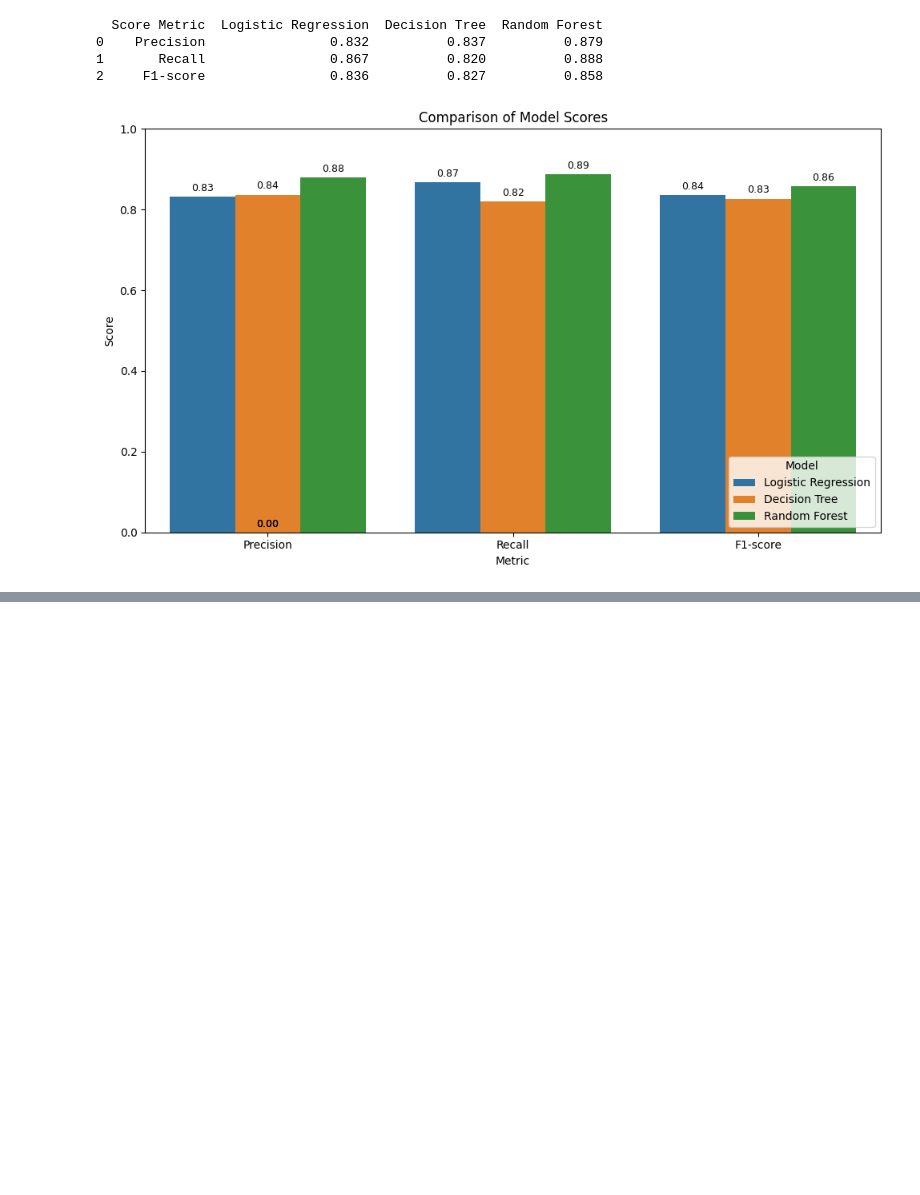
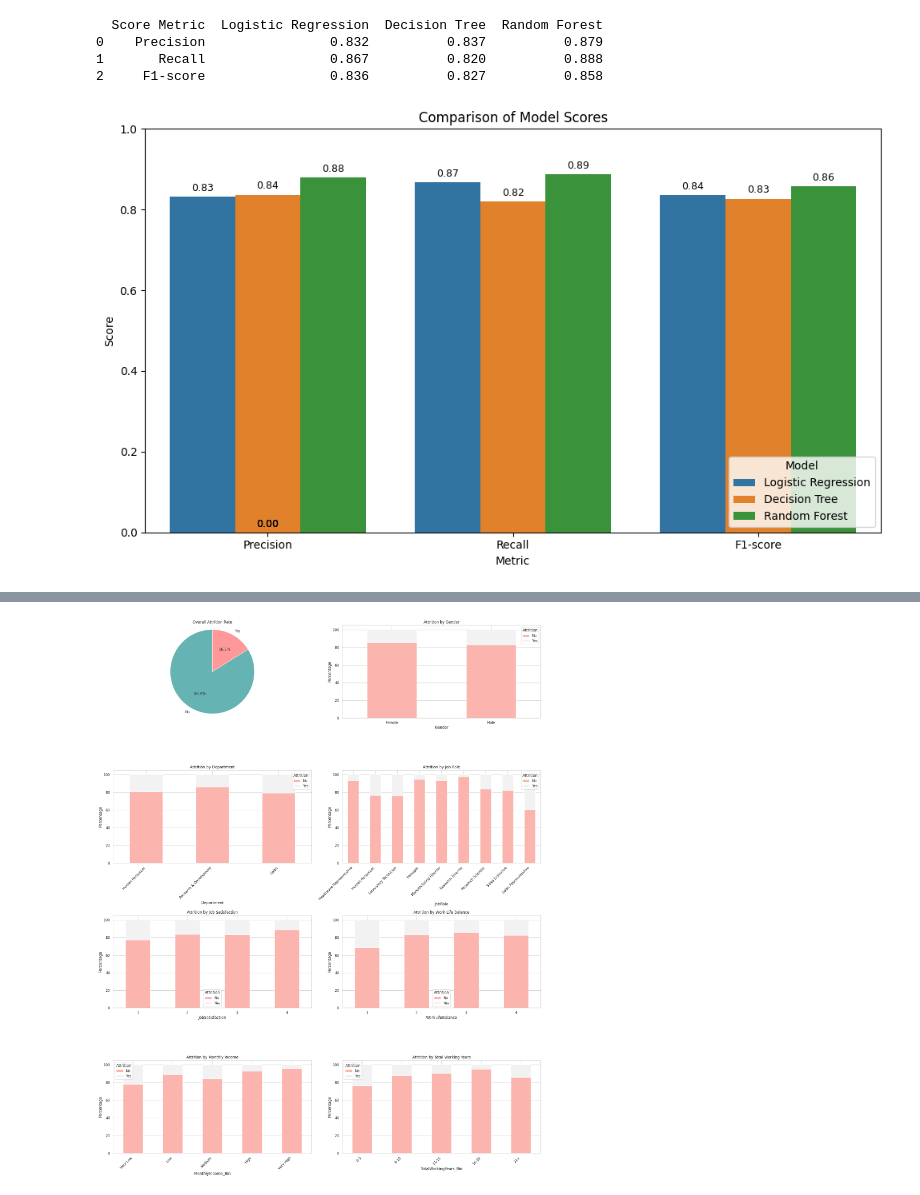
Before and after one commit to Mahendran180923/employee_attrition, a Jupyter notebook: Employee_Attrition.ipynb, the cells around one changed output, grey strips where cells are left out. Cells and saved outputs as stored; diff of their text form; code cells hidden in the pictures; blank space fills up the shorter version.

```diff
--- a/Employee_Attrition.ipynb
+++ b/Employee_Attrition.ipynb
@@ -778,0 +848,94 @@ plt.show()
+# %%
+import pandas as pd
+import pandas as pd
+import matplotlib.pyplot as plt
+import seaborn as sns
+
+
+# Load the dataset
+df = pd.read_csv('/content/drive/MyDrive/Employee_Attrition.csv')
+
+
+# Drop irrelevant columns
+df = df.drop(columns=['EmployeeCount', 'EmployeeNumber', 'Over18', 'StandardHours'])
+
+# Create a figure and a set of subplots for all visualizations
+plt.figure(figsize=(20, 25))
+plt.subplots_adjust(hspace=0.5, wspace=0.3)
+
+# 1. Overall Attrition Rate (Pie Chart)
+plt.subplot(4, 2, 1)
+attrition_counts = df['Attrition'].value_counts()
+plt.pie(attrition_counts, labels=attrition_counts.index, autopct='%1.1f%%', startangle=90, colors=['#66b3b3','#ff9999'])
+plt.title('Overall Attrition Rate')
+plt.axis('equal') # Equal aspect ratio ensures that pie is drawn as a circle.
+
+# 2. Attrition by Gender (Stacked Bar Chart)
+plt.subplot(4, 2, 2)
+attrition_by_gender = df.groupby('Gender')['Attrition'].value_counts(normalize=True).unstack() * 100
+attrition_by_gender.plot(kind='bar', stacked=True, ax=plt.gca(), cmap='Pastel1')
+plt.title('Attrition by Gender')
+plt.ylabel('Percentage')
+plt.xticks(rotation=0)
+plt.legend(title='Attrition')
+
+# 3. Attrition by Department (Stacked Bar Chart)
+plt.subplot(4, 2, 3)
+attrition_by_department = df.groupby('Department')['Attrition'].value_counts(normalize=True).unstack() * 100
+attrition_by_department.plot(kind='bar', stacked=True, ax=plt.gca(), cmap='Pastel1')
+plt.title('Attrition by Department')
+plt.ylabel('Percentage')
+plt.xticks(rotation=45, ha='right')
+plt.legend(title='Attrition')
+
+# 4. Attrition by JobRole (Stacked Bar Chart)
+plt.subplot(4, 2, 4)
+attrition_by_jobrole = df.groupby('JobRole')['Attrition'].value_counts(normalize=True).unstack() * 100
+attrition_by_jobrole.plot(kind='bar', stacked=True, ax=plt.gca(), cmap='Pastel1')
+plt.title('Attrition by Job Role')
+plt.ylabel('Percentage')
+plt.xticks(rotation=45, ha='right')
+plt.legend(title='Attrition')
+
+# 5. Attrition by JobSatisfaction (Stacked Bar Chart)
+plt.subplot(4, 2, 5)
+attrition_by_jobsatisfaction = df.groupby('JobSatisfaction')['Attrition'].value_counts(normalize=True).unstack() * 100
+attrition_by_jobsatisfaction.plot(kind='bar', stacked=True, ax=plt.gca(), cmap='Pastel1')
+plt.title('Attrition by Job Satisfaction')
+plt.ylabel('Percentage')
+plt.xticks(rotation=0)
+plt.legend(title='Attrition')
+
+# 6. Attrition by WorkLifeBalance (Stacked Bar Chart)
+plt.subplot(4, 2, 6)
+attrition_by_worklifebalance = df.groupby('WorkLifeBalance')['Attrition'].value_counts(normalize=True).unstack() * 100
+attrition_by_worklifebalance.plot(kind='bar', stacked=True, ax=plt.gca(), cmap='Pastel1')
+plt.title('Attrition by Work-Life Balance')
+plt.ylabel('Percentage')
+plt.xticks(rotation=0)
+plt.legend(title='Attrition')
+
+# 7. Attrition by MonthlyIncome (Binning and Stacked Bar Chart)
+df['MonthlyIncome_Bin'] = pd.cut(df['MonthlyIncome'], bins=5, labels=['Very Low', 'Low', 'Medium', 'High', 'Very High'])
+plt.subplot(4, 2, 7)
+attrition_by_monthlyincome = df.groupby('MonthlyIncome_Bin')['Attrition'].value_counts(normalize=True).unstack() * 100
+attrition_by_monthlyincome.plot(kind='bar', stacked=True, ax=plt.gca(), cmap='Pastel1')
+plt.title('Attrition by Monthly Income')
+plt.ylabel('Percentage')
+plt.xticks(rotation=45, ha='right')
+plt.legend(title='Attrition')
+
+# 8. Attrition by TotalWorkingYears (Binning and Stacked Bar Chart)
+df['TotalWorkingYears_Bin'] = pd.cut(df['TotalWorkingYears'], bins=5, labels=['0-5', '6-10', '11-15', '16-20', '21+'])
+plt.subplot(4, 2, 8)
+attrition_by_totalworkingyears = df.groupby('TotalWorkingYears_Bin')['Attrition'].value_counts(normalize=True).unstack() * 100
+attrition_by_totalworkingyears.plot(kind='bar', stacked=True, ax=plt.gca(), cmap='Pastel1')
+plt.title('Attrition by Total Working Years')
+plt.ylabel('Percentage')
+plt.xticks(rotation=45, ha='right')
+plt.legend(title='Attrition')
+
+plt.tight_layout()
+plt.savefig('attrition_analysis_visualizations.png')
+# %% [output]
+[figure, added]
```
Also changed, not shown: parts of 7 cells of this notebook.
